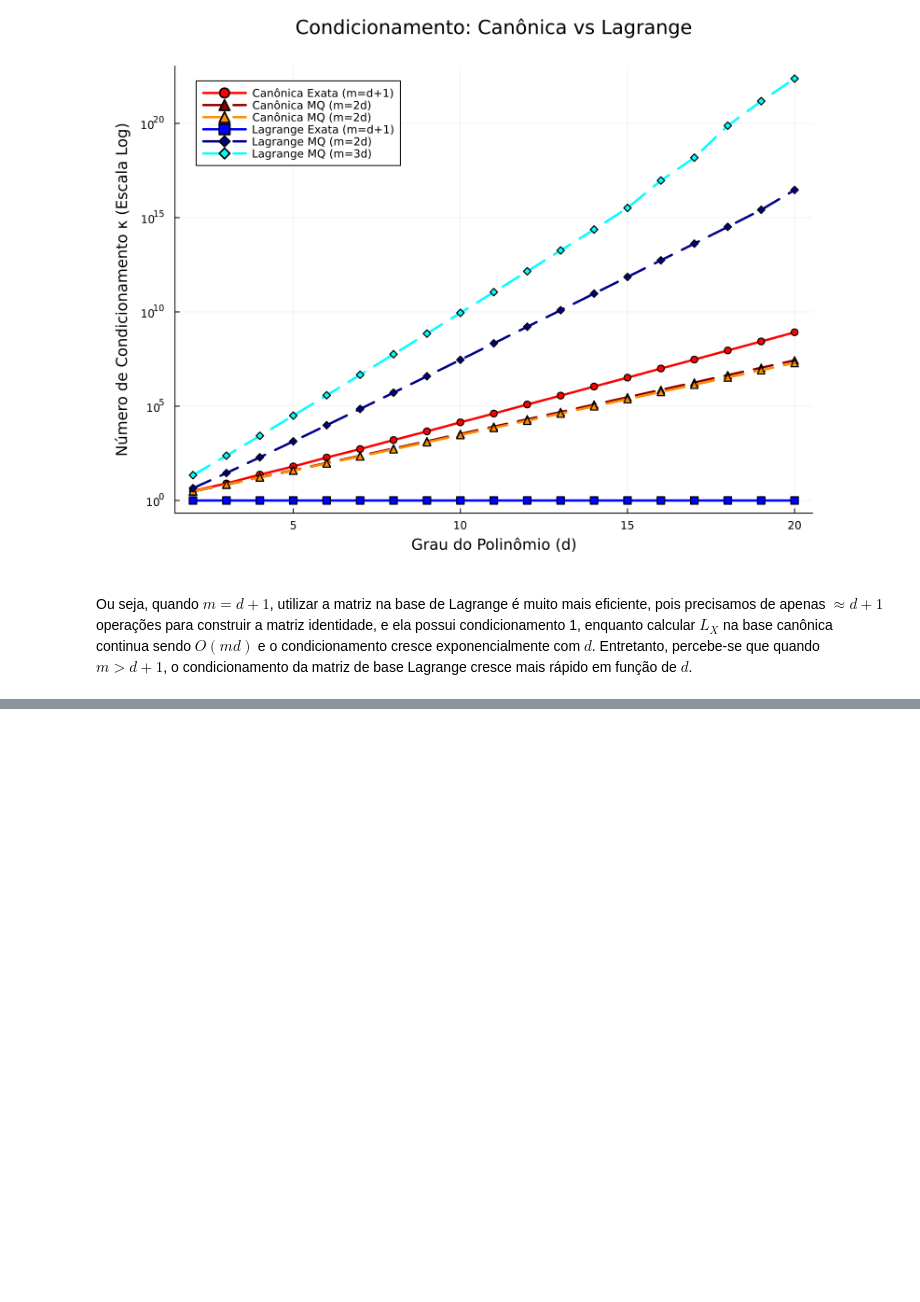
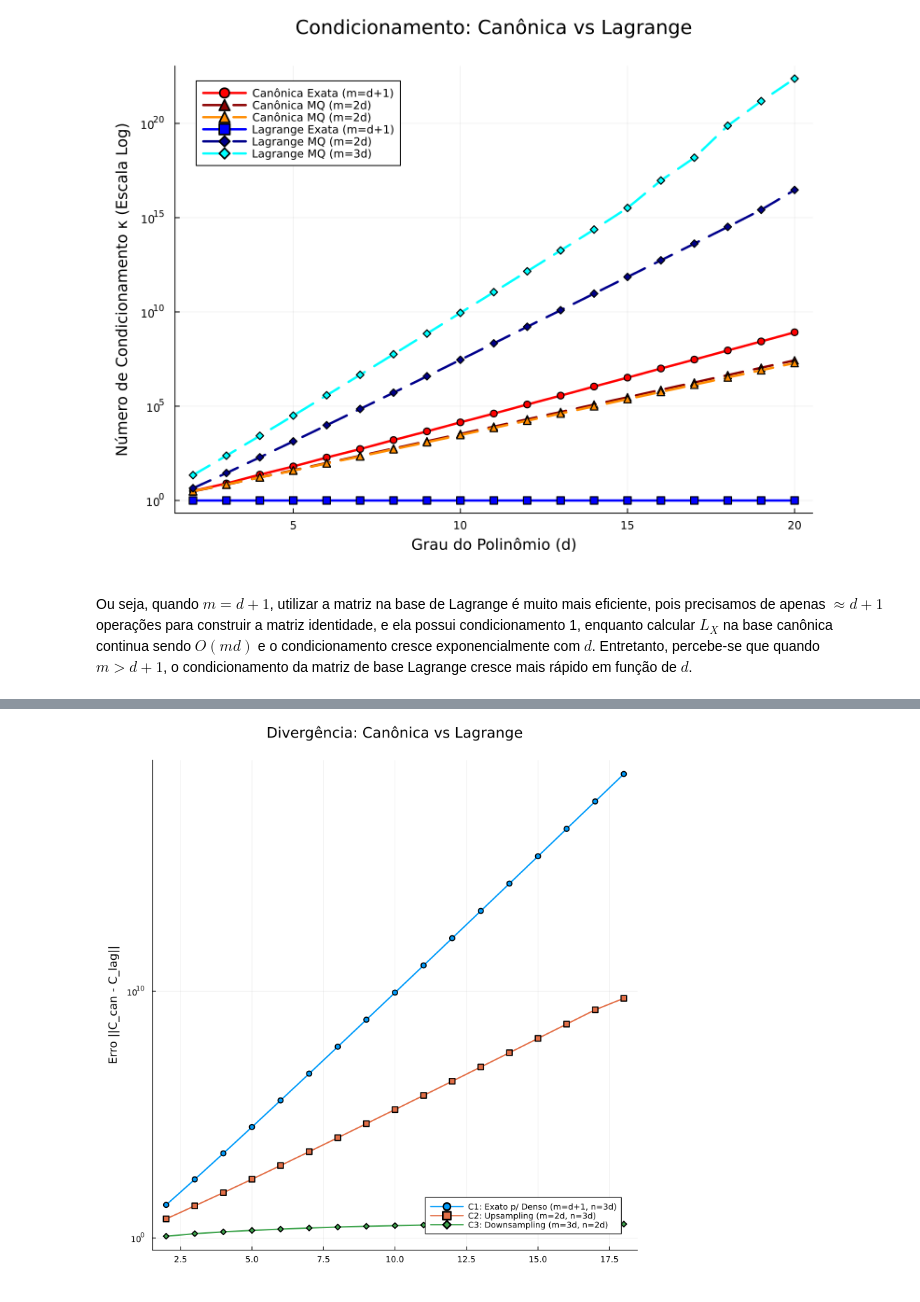
Before and after one commit to PedroDuailibe/Projeto3-ALN, a Jupyter notebook: Projeto3.ipynb, the cells around one changed output, grey strips where cells are left out. Cells and saved outputs as stored; diff of their text form; code cells hidden in the pictures; blank space fills up the shorter version.

```diff
--- a/Projeto3.ipynb
+++ b/Projeto3.ipynb
@@ -157,7 +157,7 @@ pois este será igual ao da matriz de $R_{X,d}$.
 # %%
 using Plots
 
-function matrix_LX_canonical(X, d)
+function matrix_vandermonde(X, d)
     m = length(X)
     V = zeros(Float64, m, d+1)
     for i in 1:m
@@ -175,9 +175,9 @@ function plot_conditioning_canonical(d_max=25)
     cond_uni_over   = Float64[]
 
     for d in degrees
-        push!(cond_uni_exact,  cond(matrix_LX_canonical(range(-1.0, 1.0, length=d+1), d)))
+        push!(cond_uni_exact,  cond(matrix_vandermonde(range(-1.0, 1.0, length=d+1), d)))
         m_over = 2 * d
-        push!(cond_uni_over,   cond(matrix_LX_canonical(range(-1.0, 1.0, length=m_over), d)))
+        push!(cond_uni_over,   cond(matrix_vandermonde(range(-1.0, 1.0, length=m_over), d)))
     end
 
     p = plot(title="Condicionamento: Base Canônica",
@@ -241,7 +241,7 @@ function lagrange_base_eval(X, x, j, d, D)
     return val
 end
 
-function matrix_LX_lagrange(X, d)
+function matrix_lagrange(X, d)
     m = length(X)
     M_L = zeros(Float64, m, d + 1)
 
@@ -273,9 +273,9 @@ function plot_conditioning(d_max=25)
     cond_uni_over   = Float64[]
 
     for d in degrees
-        push!(cond_uni_exact,  cond(matrix_LX_lagrange(range(-1.0, 1.0, length=d+1), d)))
+        push!(cond_uni_exact,  cond(matrix_lagrange(range(-1.0, 1.0, length=d+1), d)))
         m_over = 2 * d
-        push!(cond_uni_over,   cond(matrix_LX_lagrange(range(-1.0, 1.0, length=m_over), d)))
+        push!(cond_uni_over,   cond(matrix_lagrange(range(-1.0, 1.0, length=m_over), d)))
     end
 
     p = plot(title="Condicionamento: Base de Lagrange",
@@ -380,0 +463,65 @@ Ou seja, quando $m = d+1$, utilizar a matriz na base de Lagrange é muito mais e
+# %%
+function calcular_composta(m, n, d)
+    X = range(-1.0, 1.0, length=m)
+    Y = range(-1.0, 1.0, length=n)
+
+    # Via Canônica
+    V_X = matrix_vandermonde(X, d)
+    V_Y = matrix_vandermonde(Y, d)
+    C_can = V_Y * pinv(V_X)
+
+    # Via Lagrange
+    X_base = X[1:d+1]
+    A_X = matrix_lagrange(X, d)
+    A_Y = matrix_lagrange(Y, d)
+    C_lag = A_Y * pinv(A_X)
+
+    # Métricas
+    erro = norm(C_can - C_lag)
+    cond_lag = cond(C_lag)
+
+    return erro, cond_lag
+end
+
+function plot_analise_composta(d_max=18)
+    degrees = 2:d_max
+
+    # Listas para armazenar os resultados de 3 cenários diferentes
+    erro_c1 = Float64[]
+    erro_c2 = Float64[]
+    erro_c3 = Float64[]
+
+    for d in degrees
+        # CENÁRIO 1: Interpolação Exata -> Upsampling (m = d+1, n = 3d)
+        e1, c1 = calcular_composta(d + 1, 3 * d, d)
+        push!(erro_c1, e1)
+
+        # CENÁRIO 2: Mínimos Quadrados -> Upsampling (m = 2d, n = 3d)
+        e2, c2 = calcular_composta(2 * d, 3 * d, d)
+        push!(erro_c2, e2)
+
+        # CENÁRIO 3: Mínimos Quadrados -> Downsampling (m = 3d, n = 2d)
+        e3, c3 = calcular_composta(3 * d, 2 * d, d)
+        push!(erro_c3, e3)
+    end
+
+    p3 = plot(title="Divergência: Canônica vs Lagrange",
+              ylabel="Erro ||C_can - C_lag||",
+              yscale=:log10, legend=:bottomright, grid=true,
+              margin=4Plots.mm)
+    plot!(p3, degrees, erro_c1, label="C1: Exato p/ Denso (m=d+1, n=3d)", lw=2, marker=:circle)
+    plot!(p3, degrees, erro_c2, label="C2: Upsampling (m=2d, n=3d)", lw=2, marker=:square)
+    plot!(p3, degrees, erro_c3, label="C3: Downsampling (m=3d, n=2d)", lw=2, marker=:diamond)
+
+
+
+    # Juntando os dois gráficos em um painel (2 linhas, 1 coluna)
+    grafico_final = plot(p3, layout=(1, 1), size=(800, 800))
+
+    return grafico_final
+end
+
+# Executa a análise até o grau 18 (o suficiente para quebrar a base canônica)
+plot_analise_composta(18)
+# %% [output]
+[figure, added]
```
Also changed, not shown: parts of 9 cells of this notebook.
